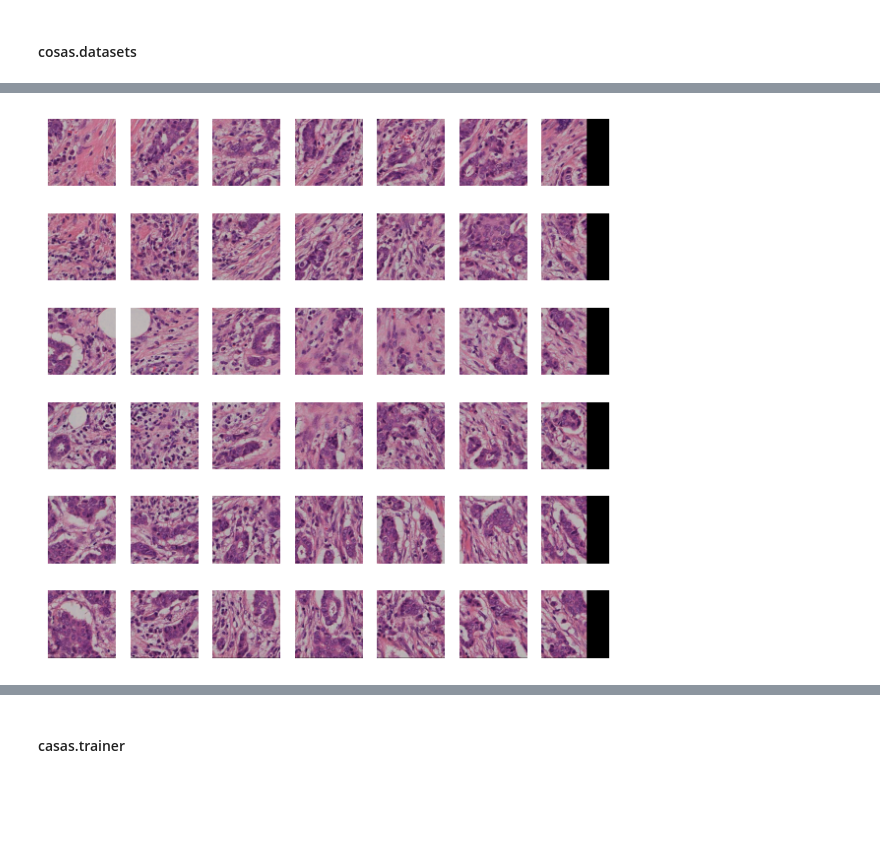
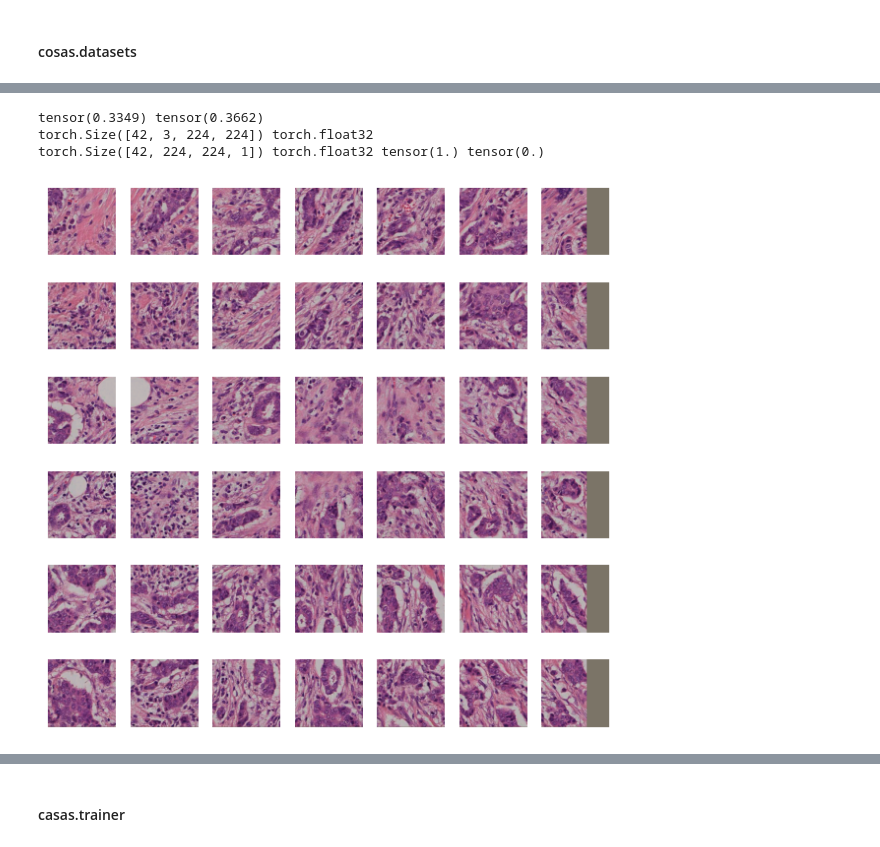
Before and after one commit to 4pygmalion/cosas, a Jupyter notebook: debug.ipynb, the cells around one changed output, grey strips where cells are left out. Drawn from its saved outputs; the diff is of its cells as text; code cells hidden in the pictures; blank space fills up the shorter version.

Commit message:
patch level training 과정 (hotfix)

```diff
--- a/debug.ipynb
+++ b/debug.ipynb
@@ -52 +57,25 @@ axes[1].imshow(y, cmap="gray", vmin=0, vmax=1)
 [figure]
+# %%
+import torch
+import albumentations as A
+from albumentations.pytorch.transforms import ToTensorV2
+from cosas.datasets import Patchdataset
+from torchvision.transforms import ToPILImage
+
+mean = [0.485, 0.456, 0.406]
+sd = [0.229, 0.224, 0.225]
+test_transform = A.Compose(
+    [
+        A.Normalize(mean=mean, std=sd),
+        ToTensorV2(), # [0,1 정규화안시킴]
+    ]
+)
+patchdataset = Patchdataset(train_images, train_masks, test_transform, device="cpu")
+x, y = patchdataset[0]
+print(x.mean(), y.mean(dtype=torch.float32))
+print(x.shape, x.dtype)
+print(y.shape, y.dtype)
+
+fig, axes = plt.subplots(1, 2)
+axes[0].imshow(ToPILImage()(x * torch.tensor(sd)[:, None, None] + torch.tensor(mean)[:, None, None]))
+axes[1].imshow(y, cmap="gray", vmin=0, vmax=1)
@@ -53,22 +88,36 @@ axes[1].imshow(y, cmap="gray", vmin=0, vmax=1)
 # %%
 import albumentations as A
-
+import torch
 from matplotlib import pyplot as plt
 from cosas.datasets import WholeSizeDataset
+
+mean = [0.485, 0.456, 0.406]
+sd = [0.229, 0.224, 0.225]
 test_transform = A.Compose(
     [
-        ToTensorV2(),
+        A.Normalize(mean=mean, std=sd),
+        ToTensorV2(), # [0,1 정규화안시킴]
     ]
 )
-wholesize_ds = WholeSizeDataset(train_images, train_masks, test_transform)
+wholesize_ds = WholeSizeDataset(train_images, train_masks, test_transform, device="cpu")
 raw_xs, raw_ys = wholesize_ds[0]
+print(raw_xs.mean(), raw_ys.mean(dtype=torch.float32))
+print(raw_xs.shape, raw_xs.dtype)
+print(raw_ys.shape, raw_ys.dtype, raw_ys.max(), raw_ys.min())
+
+mean = [0.485, 0.456, 0.406]
+sd = [0.229, 0.224, 0.225]
 
 fig, ax = plt.subplots(figsize=(6, 6), nrows=6, ncols=7)
-for n, i in enumerate(raw_xs):
-    ax.flat[n].imshow(ToPILImage()(i))
+for n, x in enumerate(raw_xs):
+    original_x = ToPILImage()(x * torch.tensor(sd)[:, None, None] + torch.tensor(mean)[:, None, None])
+    ax.flat[n].imshow(original_x)
     ax.flat[n].axis("off")
 
 plt.tight_layout()
 plt.show()
 # %% [output]
+tensor(0.3349) tensor(0.3662)
+torch.Size([42, 3, 224, 224]) torch.float32
+torch.Size([42, 224, 224, 1]) torch.float32 tensor(1.) tensor(0.)
-[figure, old version]
+[figure, new version]
```
Also changed, not shown: parts of 11 cells of this notebook, 6 other files.
